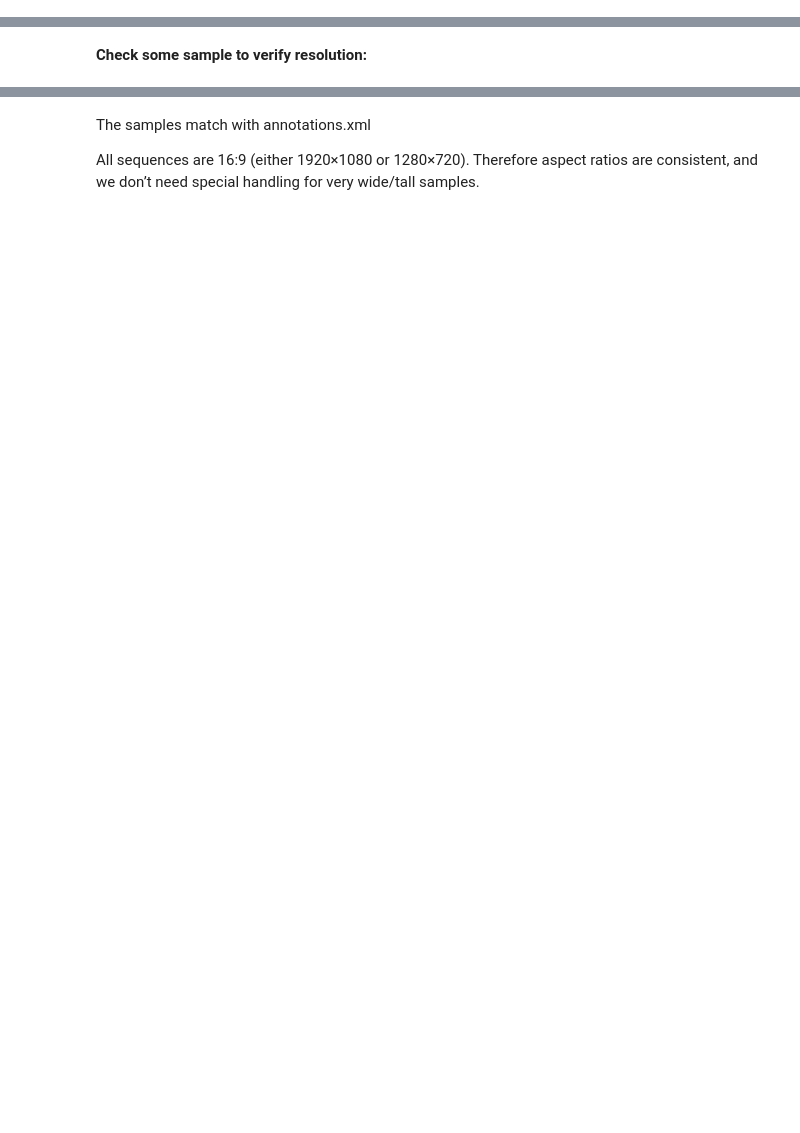
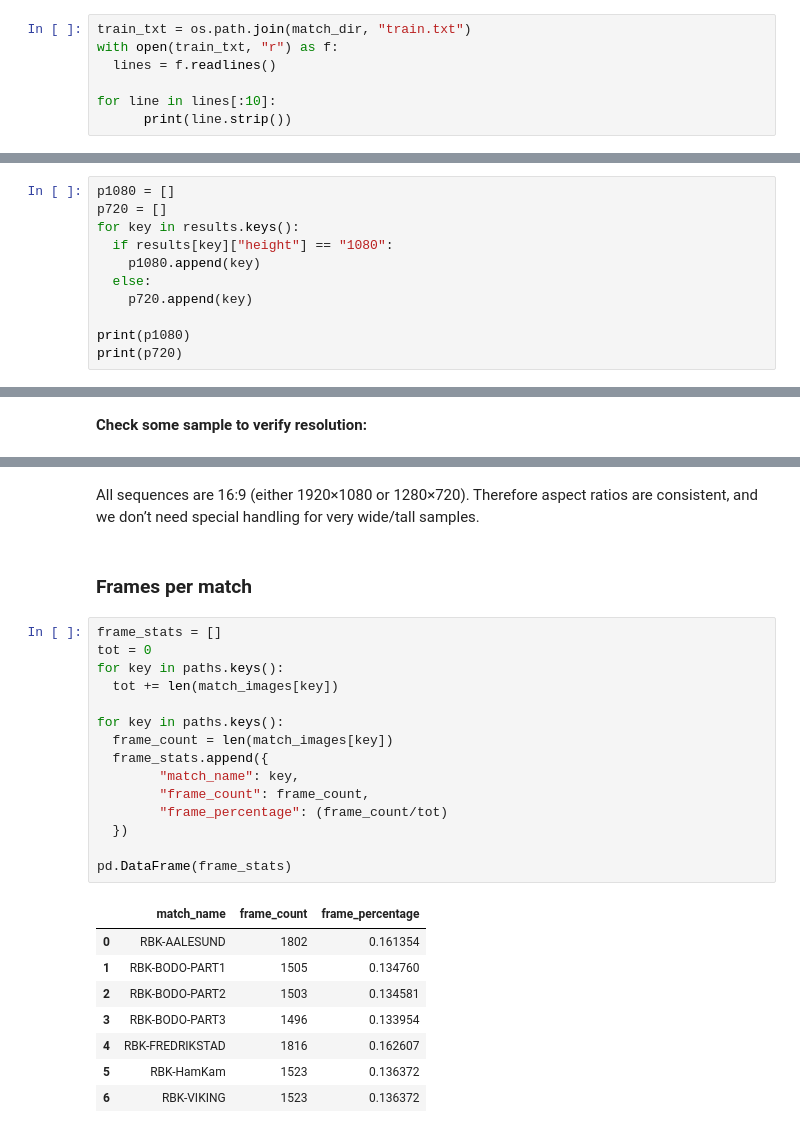
Before and after one commit to eliasls/tdt17-task4-football-2025, a Jupyter notebook: notebooks/exploratory_data_analysis.ipynb, the cells around one changed output, grey strips where cells are left out. Saved outputs shown, nothing was run; the diff lists cells and outputs as text; blank space fills up the shorter version.

```diff
--- a/notebooks/exploratory_data_analysis.ipynb
+++ b/notebooks/exploratory_data_analysis.ipynb
@@ -185,0 +113,7 @@ A list of image paths to use for training.
+# %%
+train_txt = os.path.join(match_dir, "train.txt")
+with open(train_txt, "r") as f:
+  lines = f.readlines()
+
+for line in lines[:10]:
+      print(line.strip())
@@ -289,0 +257,11 @@ results
+# %%
+p1080 = []
+p720 = []
+for key in results.keys():
+  if results[key]["height"] == "1080":
+    p1080.append(key)
+  else:
+    p720.append(key)
+
+print(p1080)
+print(p720)
@@ -304,4 +315,28 @@ for match in paths.keys():
 # %% [markdown]
-The samples match with annotations.xml
-
 All sequences are 16:9 (either 1920×1080 or 1280×720). Therefore aspect ratios are consistent, and we don’t need special handling for very wide/tall samples.
+# %% [markdown]
+### Frames per match
+# %%
+frame_stats = []
+tot = 0
+for key in paths.keys():
+  tot += len(match_images[key])
+
+for key in paths.keys():
+  frame_count = len(match_images[key])
+  frame_stats.append({
+        "match_name": key,
+        "frame_count": frame_count,
+        "frame_percentage": (frame_count/tot)
+  })
+
+pd.DataFrame(frame_stats)
+# %% [output]
+|  | match_name | frame_count | frame_percentage |
+| 0 | RBK-AALESUND | 1802 | 0.161354 |
+| 1 | RBK-BODO-PART1 | 1505 | 0.134760 |
+| 2 | RBK-BODO-PART2 | 1503 | 0.134581 |
+| 3 | RBK-BODO-PART3 | 1496 | 0.133954 |
+| 4 | RBK-FREDRIKSTAD | 1816 | 0.162607 |
+| 5 | RBK-HamKam | 1523 | 0.136372 |
+| 6 | RBK-VIKING | 1523 | 0.136372 |
```
Also changed, not shown: parts of 54 cells of this notebook, 20 other files.
